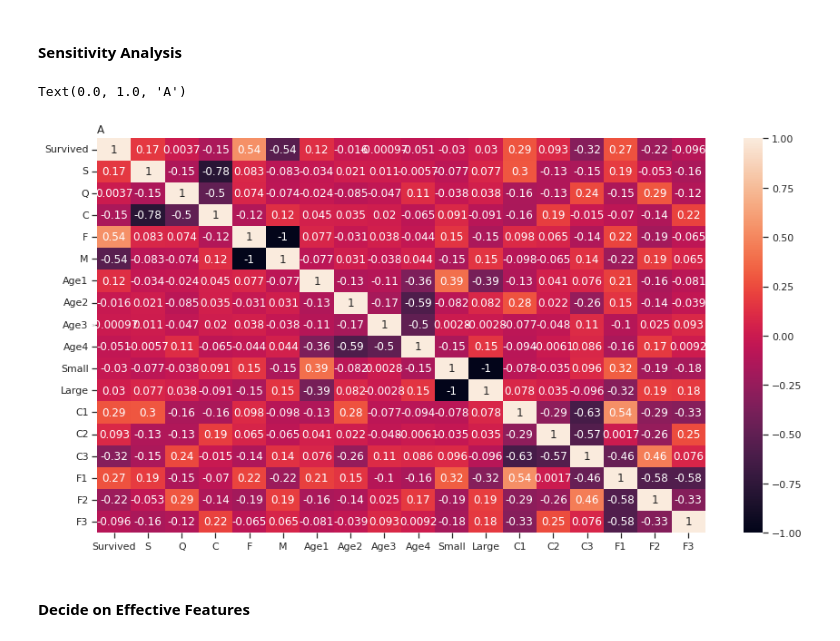
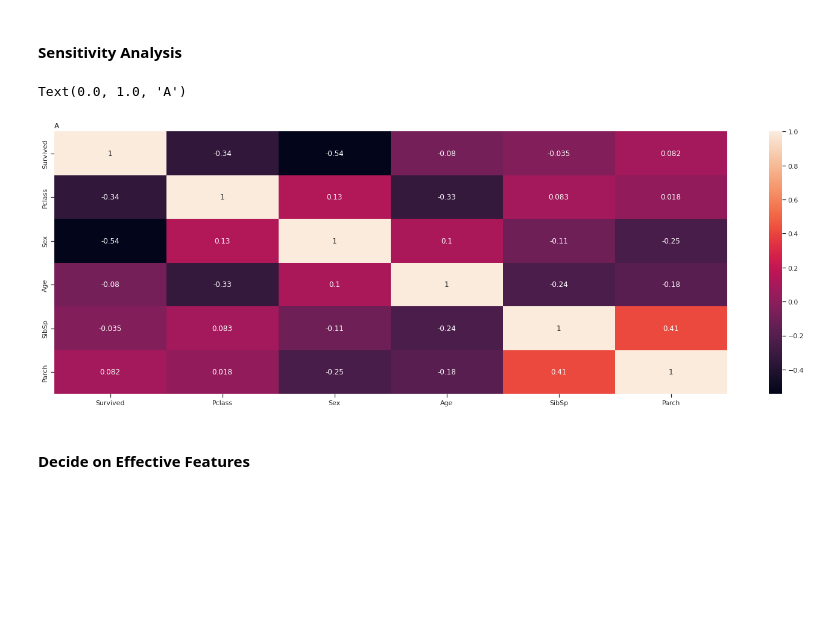
Before and after one commit to aqilxe/Kaggle-Titanic---Machine-Learning-from-Disaster, a Jupyter notebook: Titanic.ipynb, the cells around one changed output. Drawn from its saved outputs; the diff is of its cells as text; code cells hidden in the pictures; blank space fills up the shorter version.

```diff
--- a/Titanic.ipynb
+++ b/Titanic.ipynb
@@ -92,3 +111,25 @@ Text(45.722222222222214, 0.5, 'Observation')
+# %%
+Imputer = SimpleImputer(strategy= 'most_frequent', missing_values=np.nan)
+
+# Imputer.fit(mdata[['Age']])
+# mdata[['Age']] = Imputer.transform(mdata[["Age"]])
+Imputer.fit(mdata[['Embarked']])
+mdata[['Embarked']] = Imputer.transform(mdata[["Embarked"]])
+# #-----
+# Imputer.fit(tdata[['Age']])
+# tdata[['Age_group']] = Imputer.transform(tdata[["Age"]])
+Imputer.fit(tdata[['Embarked']])
+tdata[['Embarked']] = Imputer.transform(tdata[["Embarked"]])
+
+mean_age_men=mdata[mdata['Sex']=="male"]['Age'].mean()
+mean_age_women=mdata[mdata['Sex']=="female"]['Age'].mean()
+mdata.loc[(mdata.Age.isnull()) & (mdata['Sex']=="female"),'Age']=mean_age_women
+mdata.loc[(mdata.Age.isnull()) & (mdata['Sex']=="male"),'Age']=mean_age_men
+
+mean_age_men=tdata[tdata['Sex']=="male"]['Age'].mean()
+mean_age_women=tdata[tdata['Sex']=="female"]['Age'].mean()
+tdata.loc[(tdata.Age.isnull()) & (tdata['Sex']=="female"),'Age']=mean_age_women
+tdata.loc[(tdata.Age.isnull()) & (tdata['Sex']=="male"),'Age']=mean_age_men
 # %% [markdown]
 <a class="anchor" id="DataLabeling"></a>
 #### **Data Labeling**
@@ -150,14 +188,0 @@ def mybar(data, xcol, huecol, r, c):
-# %%
-# # Imputers
-
-Imputer = SimpleImputer(strategy= 'most_frequent', missing_values=np.nan)
-Imputer.fit(mdata[['Age_group']])
-mdata[['Age_group']] = Imputer.transform(mdata[["Age_group"]])
-Imputer.fit(mdata[['Embarked']])
-mdata[['Embarked']] = Imputer.transform(mdata[["Embarked"]])
-#-----
-Imputer.fit(tdata[['Age_group']])
-tdata[['Age_group']] = Imputer.transform(tdata[["Age_group"]])
-Imputer.fit(tdata[['Embarked']])
-tdata[['Embarked']] = Imputer.transform(tdata[["Embarked"]])
-mybar(mdata, xcol, huecol, r, c)
@@ -214,7 +240,7 @@ mdata.head()
 There are some useless columns like "Name", "Cabin" that their information does not contribute in making a model. Moreover those columns whose data are encoded to binaries are also removed. Because I am going to work with the binary data.
 # %%
 
-col = ["Age","PassengerId","Sex","Name","Cabin","Ticket","Embarked","Title","FamSize","SibSp","Parch","Age_group","Pclass","FamSizeLabel",'Fare',"FareInter"]
+col = ["PassengerId","Name","Cabin","Ticket",'Fare']
 mdata_drp = mdata.drop(col,axis = 1)
 tdata_drp = tdata.drop(col,axis = 1)
 # %% [markdown]
@@ -224,12 +250,12 @@ tdata_drp = tdata.drop(col,axis = 1)
 <a class="anchor" id="SensitivityAnalysis"></a>
 #### **Sensitivity Analysis**
 # %%
-myheatmap=plt.figure(figsize=(15,8))
+myheatmap=plt.figure(figsize=(25,8))
 sns.heatmap(mdata_drp.corr(),annot=True)
 plt.title("A",loc='left')
 # %% [output]
 Text(0.0, 1.0, 'A')
-[figure, old version]
+[figure, new version]
 # %% [markdown]
 <a class="anchor" id="DecideonEffectiveFeatures"></a>
 #### **Decide on Effective Features**
```
Also changed, not shown: parts of 18 cells of this notebook.
